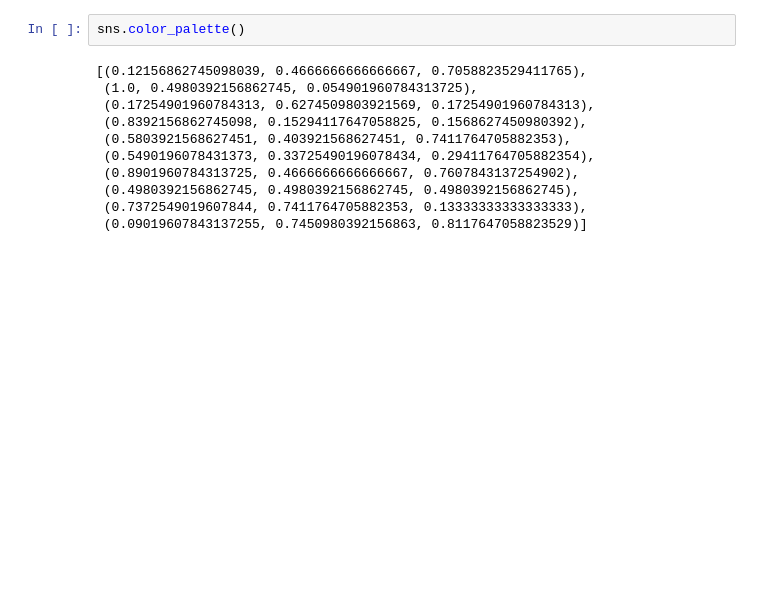
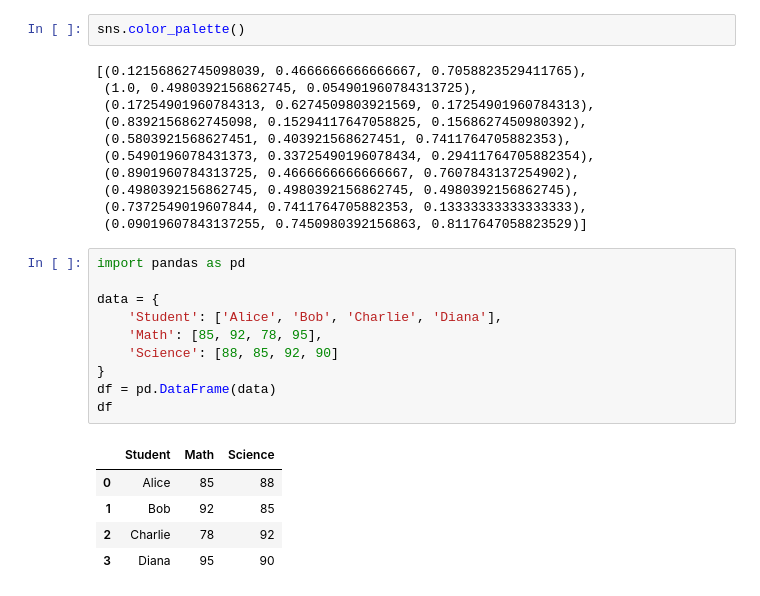
Before and after one commit to Michal-Radomski/Python-Data-Visualization, a Jupyter notebook: 01 Data Visualization/02_Seaborn/example_1.ipynb, the cells around one changed output. Drawn from its saved outputs; the diff is of its cells as text; blank space fills up the shorter version.

```diff
--- a/01 Data Visualization/02_Seaborn/example_1.ipynb
+++ b/01 Data Visualization/02_Seaborn/example_1.ipynb
@@ -39,3 +39,19 @@ sns.color_palette()
  (0.4980392156862745, 0.4980392156862745, 0.4980392156862745),
  (0.7372549019607844, 0.7411764705882353, 0.13333333333333333),
  (0.09019607843137255, 0.7450980392156863, 0.8117647058823529)]
+# %%
+import pandas as pd
+
+data = {
+    'Student': ['Alice', 'Bob', 'Charlie', 'Diana'],
+    'Math': [85, 92, 78, 95],
+    'Science': [88, 85, 92, 90]
+}
+df = pd.DataFrame(data)
+df
+# %% [output]
+|  | Student | Math | Science |
+| 0 | Alice | 85 | 88 |
+| 1 | Bob | 92 | 85 |
+| 2 | Charlie | 78 | 92 |
+| 3 | Diana | 95 | 90 |
```
Also changed, not shown: parts of 3 cells of this notebook, 1 other file.
